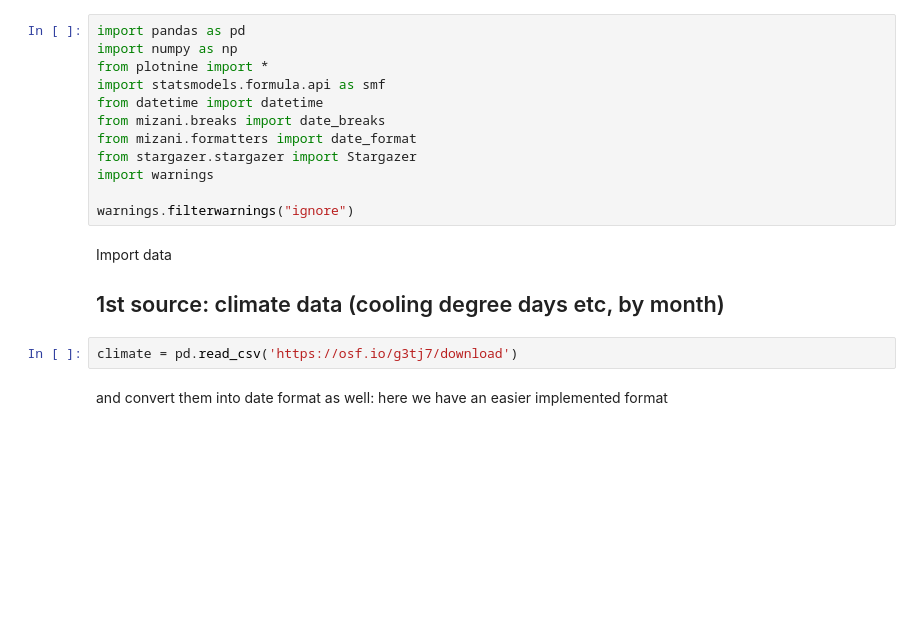
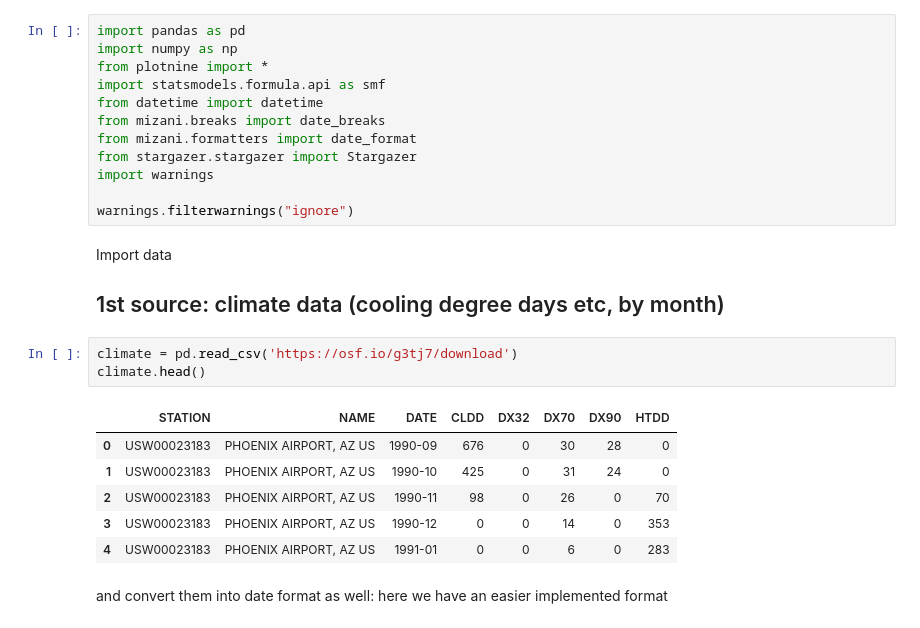
Before and after one commit to gabors-data-analysis/da-coding-python, a Jupyter notebook: lecture16-timeseries-regression/intro_time_series.ipynb, the cells around one changed output. Cells and saved outputs as stored; diff of their text form; blank space fills up the shorter version.

```diff
--- a/lecture16-timeseries-regression/intro_time_series.ipynb
+++ b/lecture16-timeseries-regression/intro_time_series.ipynb
@@ -34,6 +34,14 @@ Import data
 ## 1st source: climate data  (cooling degree days etc, by month)
 # %%
 climate = pd.read_csv('https://osf.io/g3tj7/download')
+climate.head()
+# %% [output]
+|  | STATION | NAME | DATE | CLDD | DX32 | DX70 | DX90 | HTDD |
+| 0 | USW00023183 | PHOENIX AIRPORT, AZ US | 1990-09 | 676 | 0 | 30 | 28 | 0 |
+| 1 | USW00023183 | PHOENIX AIRPORT, AZ US | 1990-10 | 425 | 0 | 31 | 24 | 0 |
+| 2 | USW00023183 | PHOENIX AIRPORT, AZ US | 1990-11 | 98 | 0 | 26 | 0 | 70 |
+| 3 | USW00023183 | PHOENIX AIRPORT, AZ US | 1990-12 | 0 | 0 | 14 | 0 | 353 |
+| 4 | USW00023183 | PHOENIX AIRPORT, AZ US | 1991-01 | 0 | 0 | 6 | 0 | 283 |
 # %% [markdown]
 and convert them into date format as well: here we have an easier implemented format
 # %%
```
Also changed, not shown: parts of 19 cells of this notebook, 4 other files.
